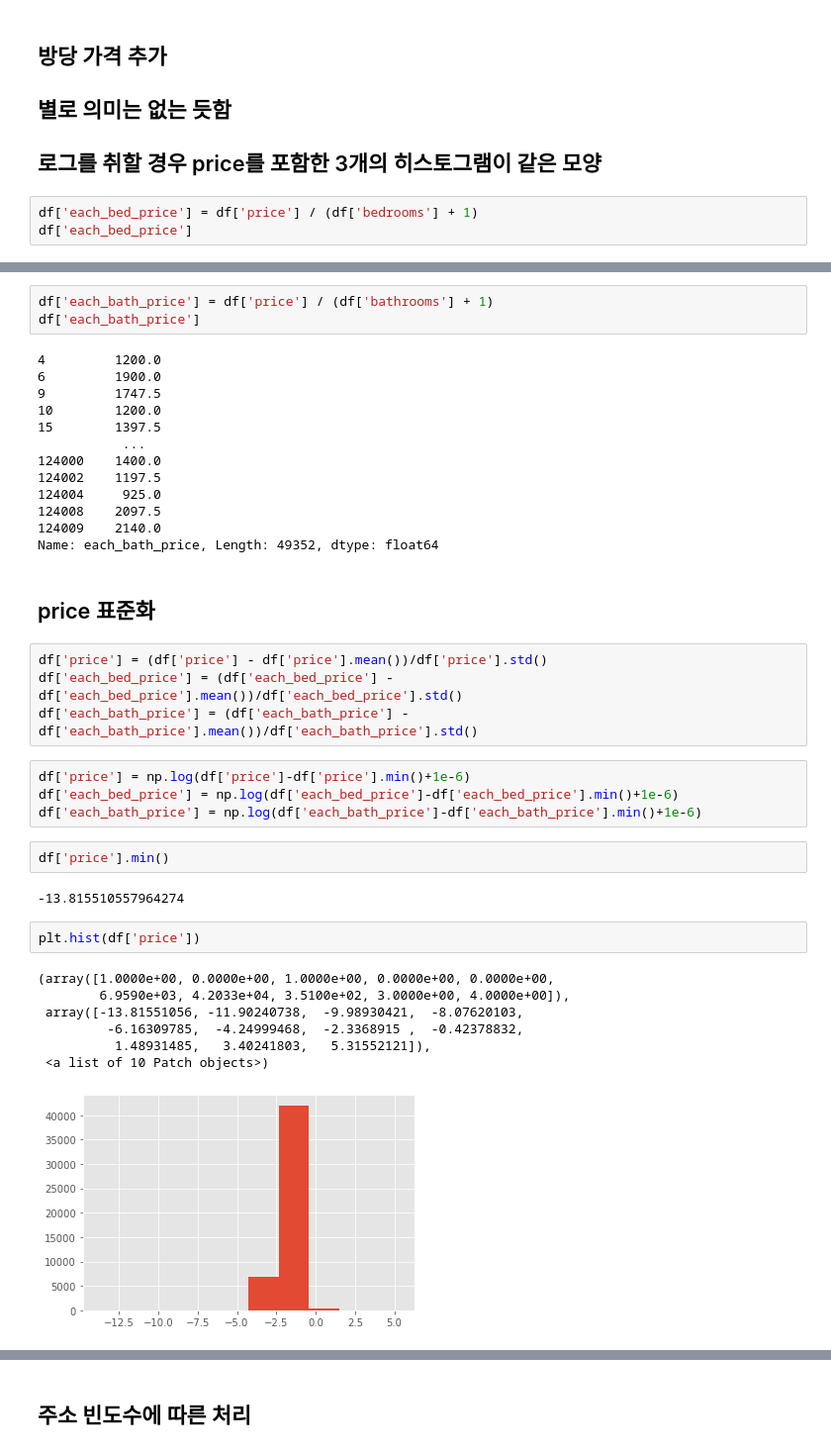
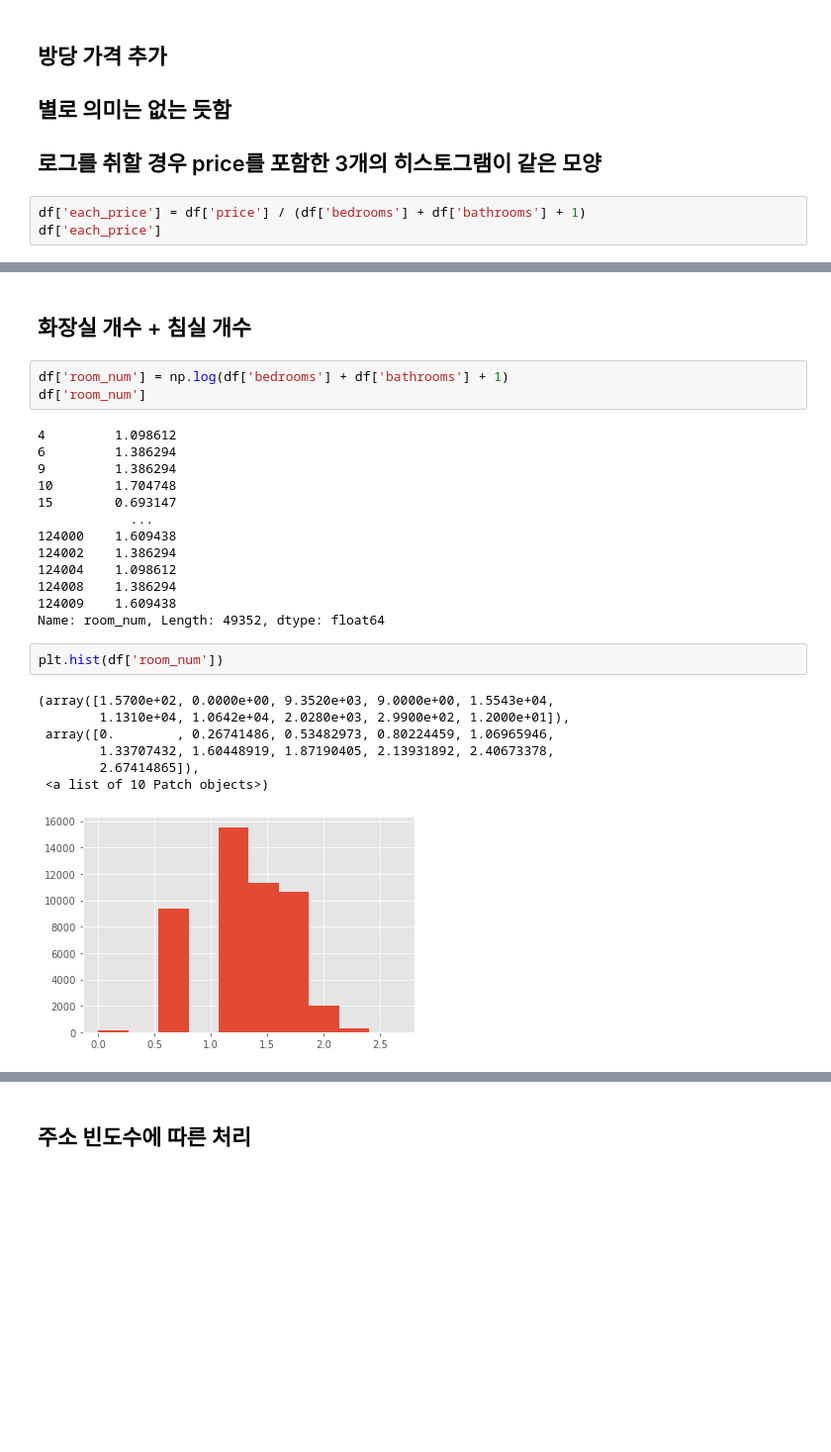
Before and after one commit to kimmyungyun/TIL, a Jupyter notebook: DeepLearning/예제2/kaggle/Untitled.ipynb, the cells around one changed output, grey strips where cells are left out. Shown: that part at 99% size. Saved outputs shown, nothing was run; the diff lists cells and outputs as text; blank space fills up the shorter version.

```diff
--- a/DeepLearning/예제2/kaggle/Untitled.ipynb
+++ b/DeepLearning/예제2/kaggle/Untitled.ipynb
@@ -154,6 +155,6 @@ pd.crosstab(df['num_features'], df['interest_level'], normalize='index')
 ## 별로 의미는 없는 듯함
 ## 로그를 취할 경우 price를 포함한 3개의 히스토그램이 같은 모양
 # %%
-df['each_bed_price'] = df['price'] / (df['bedrooms'] + 1)
-df['each_bed_price']
+df['each_price'] = df['price'] / (df['bedrooms'] + df['bathrooms'] + 1)
+df['each_price']
 # %% [output]
@@ -172,40 +173,28 @@ Name: each_bed_price, Length: 49352, dtype: float64
+# %% [markdown]
+## 화장실 개수 + 침실 개수
 # %%
-df['each_bath_price'] = df['price'] / (df['bathrooms'] + 1)
-df['each_bath_price']
+df['room_num'] = np.log(df['bedrooms'] + df['bathrooms'] + 1)
+df['room_num']
 # %% [output]
-4         1200.0
-6         1900.0
-9         1747.5
-10        1200.0
-15        1397.5
-           ...
-124000    1400.0
-124002    1197.5
-124004     925.0
-124008    2097.5
-124009    2140.0
-Name: each_bath_price, Length: 49352, dtype: float64
+4         1.098612
+6         1.386294
+9         1.386294
+10        1.704748
+15        0.693147
+            ...
+124000    1.609438
+124002    1.386294
+124004    1.098612
+124008    1.386294
+124009    1.609438
+Name: room_num, Length: 49352, dtype: float64
-# %% [markdown]
-## price 표준화
-# %%
-df['price'] = (df['price'] - df['price'].mean())/df['price'].std()
-df['each_bed_price'] = (df['each_bed_price'] - df['each_bed_price'].mean())/df['each_bed_price'].std()
-df['each_bath_price'] = (df['each_bath_price'] - df['each_bath_price'].mean())/df['each_bath_price'].std()
-# %%
-df['price'] = np.log(df['price']-df['price'].min()+1e-6)
-df['each_bed_price'] = np.log(df['each_bed_price']-df['each_bed_price'].min()+1e-6)
-df['each_bath_price'] = np.log(df['each_bath_price']-df['each_bath_price'].min()+1e-6)
-# %%
-df['price'].min()
-# %% [output]
--13.815510557964274
 # %%
-plt.hist(df['price'])
+plt.hist(df['room_num'])
 # %% [output]
-(array([1.0000e+00, 0.0000e+00, 1.0000e+00, 0.0000e+00, 0.0000e+00,
-        6.9590e+03, 4.2033e+04, 3.5100e+02, 3.0000e+00, 4.0000e+00]),
- array([-13.81551056, -11.90240738,  -9.98930421,  -8.07620103,
-         -6.16309785,  -4.24999468,  -2.3368915 ,  -0.42378832,
-          1.48931485,   3.40241803,   5.31552121]),
+(array([1.5700e+02, 0.0000e+00, 9.3520e+03, 9.0000e+00, 1.5543e+04,
+        1.1310e+04, 1.0642e+04, 2.0280e+03, 2.9900e+02, 1.2000e+01]),
+ array([0.        , 0.26741486, 0.53482973, 0.80224459, 1.06965946,
+        1.33707432, 1.60448919, 1.87190405, 2.13931892, 2.40673378,
+        2.67414865]),
  <a list of 10 Patch objects>)
-[figure, old version]
+[figure, new version]
```
Also changed, not shown: parts of 53 cells of this notebook.
